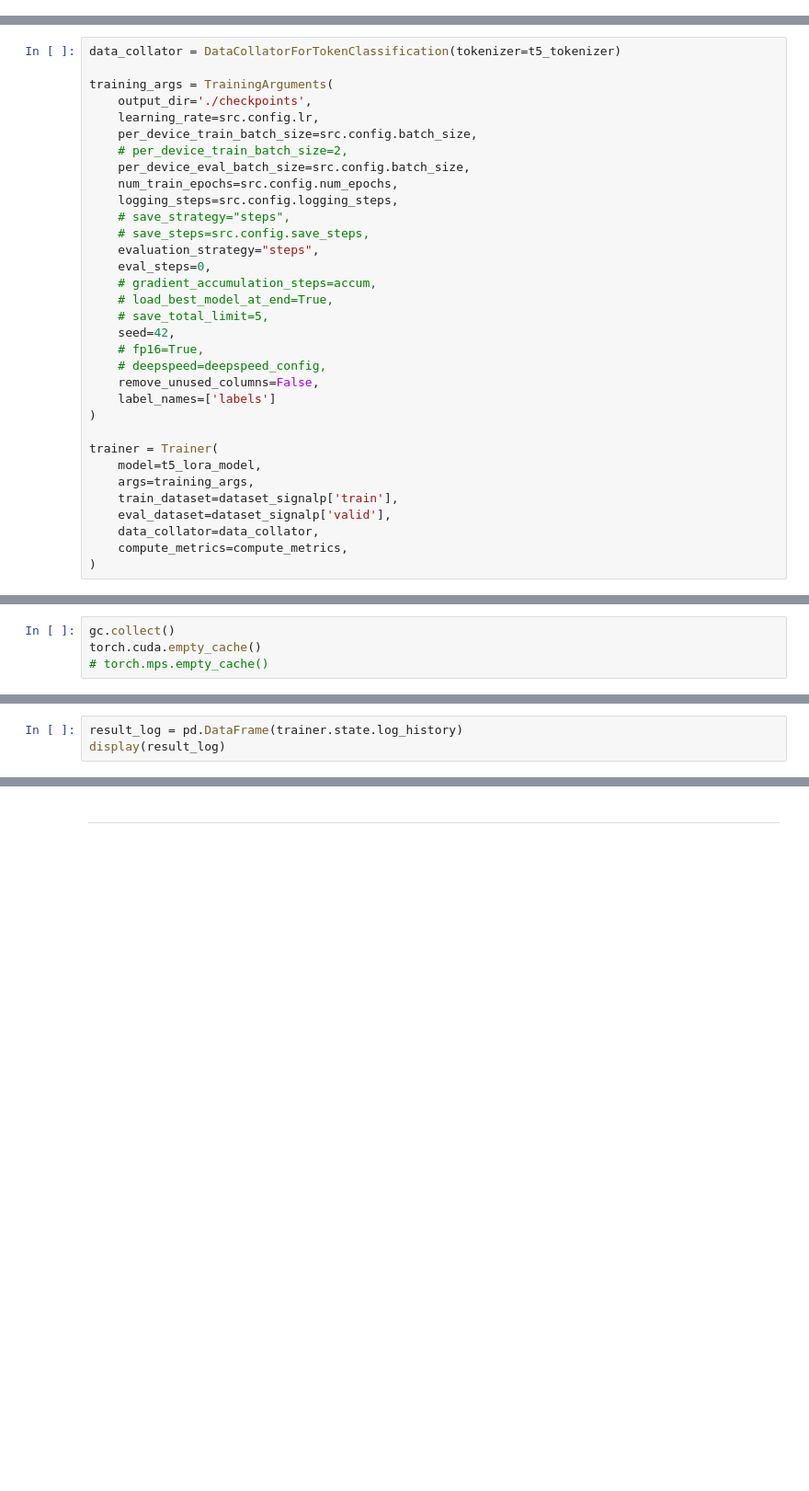
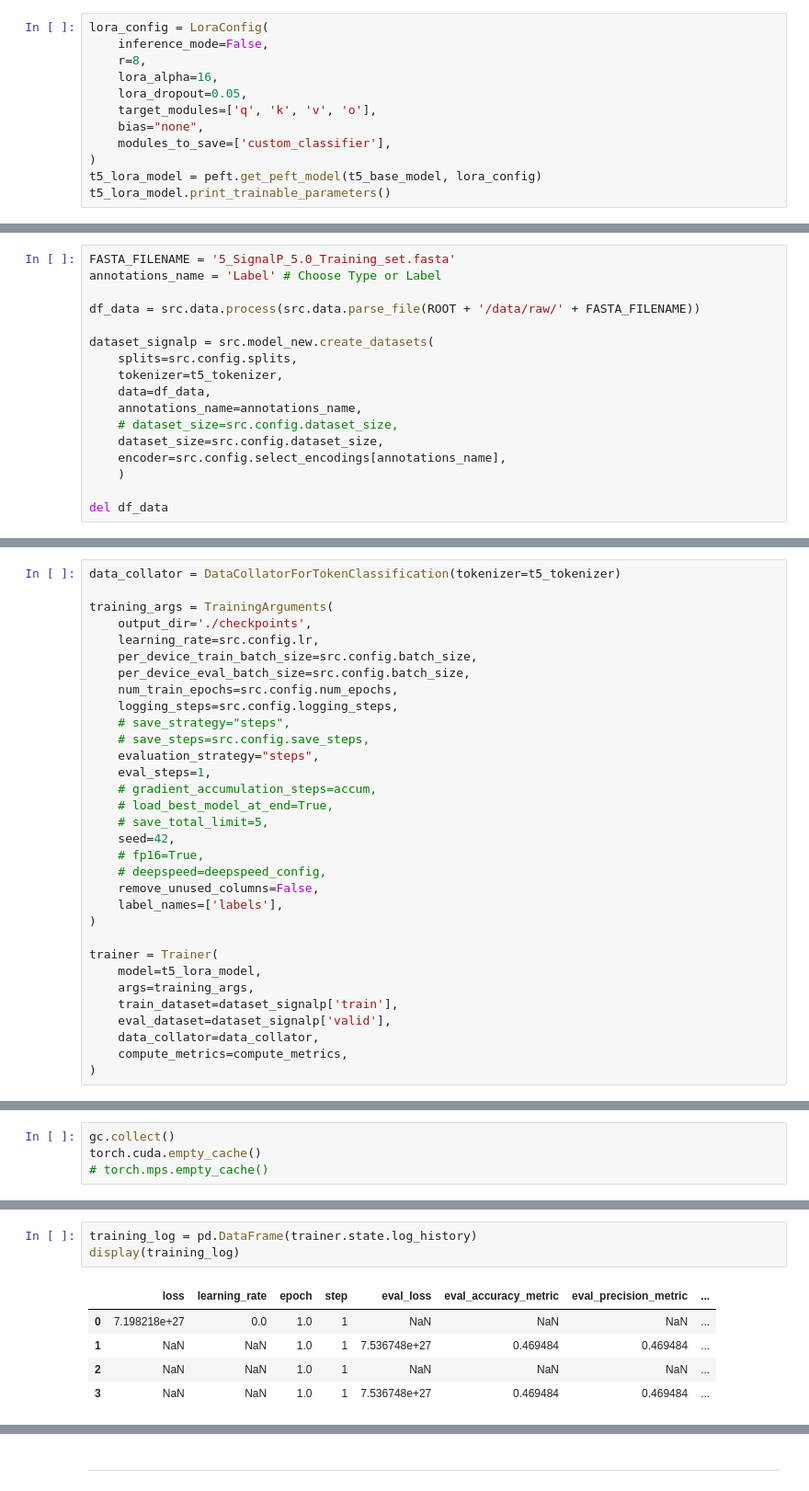
Before and after one commit to finnlueth/prottrans-t5-signalpeptide-prediction, a Jupyter notebook: notebooks/00_new_train.ipynb, the cells around one changed output, grey strips where cells are left out. Shown: that part at 92% size. Drawn from its saved outputs; the diff is of its cells as text; blank space fills up the shorter version.

```diff
--- a/notebooks/00_new_train.ipynb
+++ b/notebooks/00_new_train.ipynb
@@ -79,0 +69,12 @@ dataset_signalp['train']['labels']
+# %%
+lora_config = LoraConfig(
+    inference_mode=False,
+    r=8,
+    lora_alpha=16,
+    lora_dropout=0.05,
+    target_modules=['q', 'k', 'v', 'o'],
+    bias="none",
+    modules_to_save=['custom_classifier'],
+)
+t5_lora_model = peft.get_peft_model(t5_base_model, lora_config)
+t5_lora_model.print_trainable_parameters()
@@ -103,0 +107,17 @@ matthews_correlation_metric = evaluate.load("matthews_correlation")
+# %%
+FASTA_FILENAME = '5_SignalP_5.0_Training_set.fasta'
+annotations_name = 'Label' # Choose Type or Label
+
+df_data = src.data.process(src.data.parse_file(ROOT + '/data/raw/' + FASTA_FILENAME))
+
+dataset_signalp = src.model_new.create_datasets(
+    splits=src.config.splits,
+    tokenizer=t5_tokenizer,
+    data=df_data,
+    annotations_name=annotations_name,
+    # dataset_size=src.config.dataset_size,
+    dataset_size=src.config.dataset_size,
+    encoder=src.config.select_encodings[annotations_name],
+    )
+
+del df_data
@@ -151,14 +184,13 @@ training_args = TrainingArguments(
     output_dir='./checkpoints',
     learning_rate=src.config.lr,
     per_device_train_batch_size=src.config.batch_size,
-    # per_device_train_batch_size=2,
     per_device_eval_batch_size=src.config.batch_size,
     num_train_epochs=src.config.num_epochs,
     logging_steps=src.config.logging_steps,
     # save_strategy="steps",
     # save_steps=src.config.save_steps,
     evaluation_strategy="steps",
-    eval_steps=0,
+    eval_steps=1,
     # gradient_accumulation_steps=accum,
     # load_best_model_at_end=True,
     # save_total_limit=5,
@@ -166,7 +198,7 @@ training_args = TrainingArguments(
     # fp16=True,
     # deepspeed=deepspeed_config,
     remove_unused_columns=False,
-    label_names=['labels']
+    label_names=['labels'],
 )
 
 trainer = Trainer(
@@ -198,3 +288,9 @@ print(metrics)
 # %%
-result_log = pd.DataFrame(trainer.state.log_history)
-display(result_log)
+training_log = pd.DataFrame(trainer.state.log_history)
+display(training_log)
+# %% [output]
+|  | loss | learning_rate | epoch | step | eval_loss | eval_accuracy_metric | eval_precision_metric | ... |
+| 0 | 7.198218e+27 | 0.0 | 1.0 | 1 | NaN | NaN | NaN | ... |
+| 1 | NaN | NaN | 1.0 | 1 | 7.536748e+27 | 0.469484 | 0.469484 | ... |
+| 2 | NaN | NaN | 1.0 | 1 | NaN | NaN | NaN | ... |
+| 3 | NaN | NaN | 1.0 | 1 | 7.536748e+27 | 0.469484 | 0.469484 | ... |
```
Also changed, not shown: parts of 28 cells of this notebook, 24 other files.
